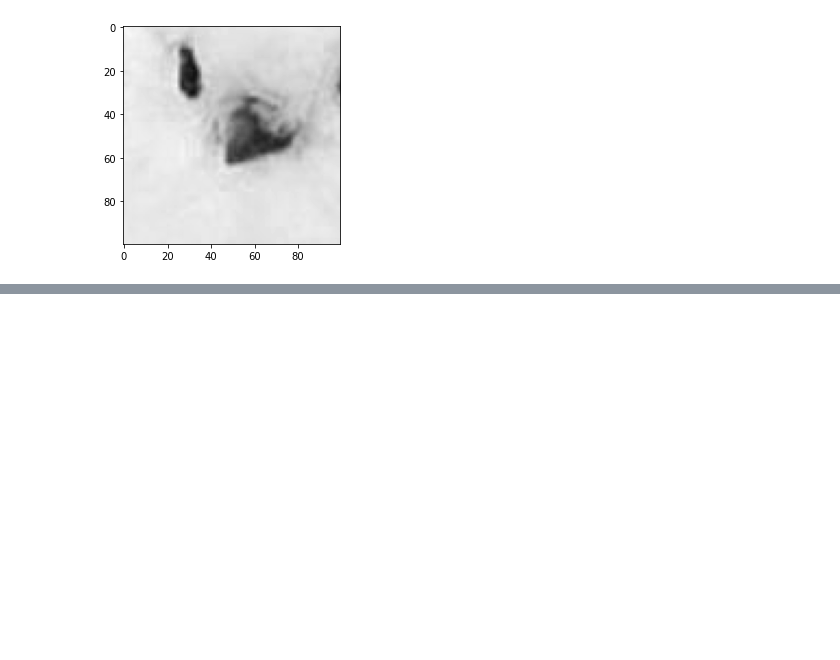
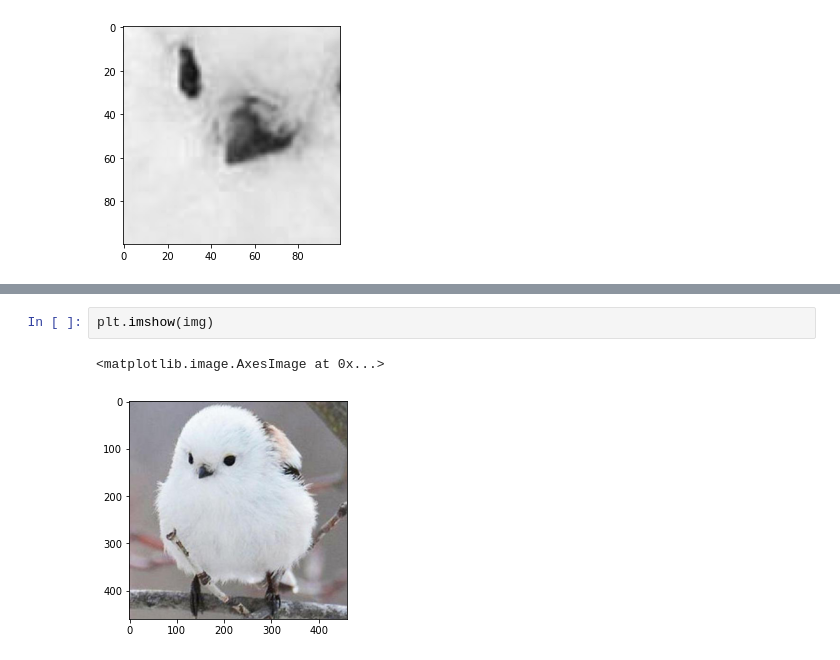
Before and after one commit to Heegu-han/AI, a Jupyter notebook: day_10/day_10.ipynb, the cells around one changed output, grey strips where cells are left out. Saved outputs shown, nothing was run; the diff lists cells and outputs as text; blank space fills up the shorter version.

```diff
--- a/day_10/day_10.ipynb
+++ b/day_10/day_10.ipynb
@@ -20,0 +120,5 @@ plt.imshow(data[100:200,100:200,2],cmap='gray',vmin=0,vmax=255)
+# %%
+plt.imshow(img)
+# %% [output]
+<matplotlib.image.AxesImage at 0x...>
+[figure, added]
```
Also changed, not shown: parts of 21 cells of this notebook.
